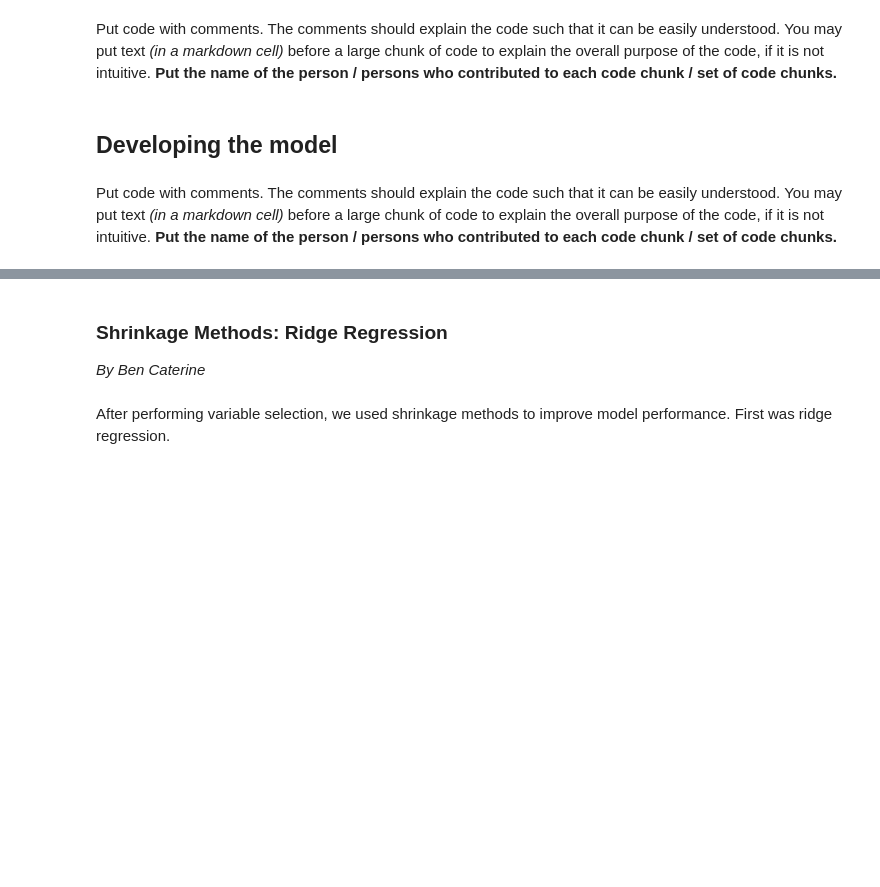
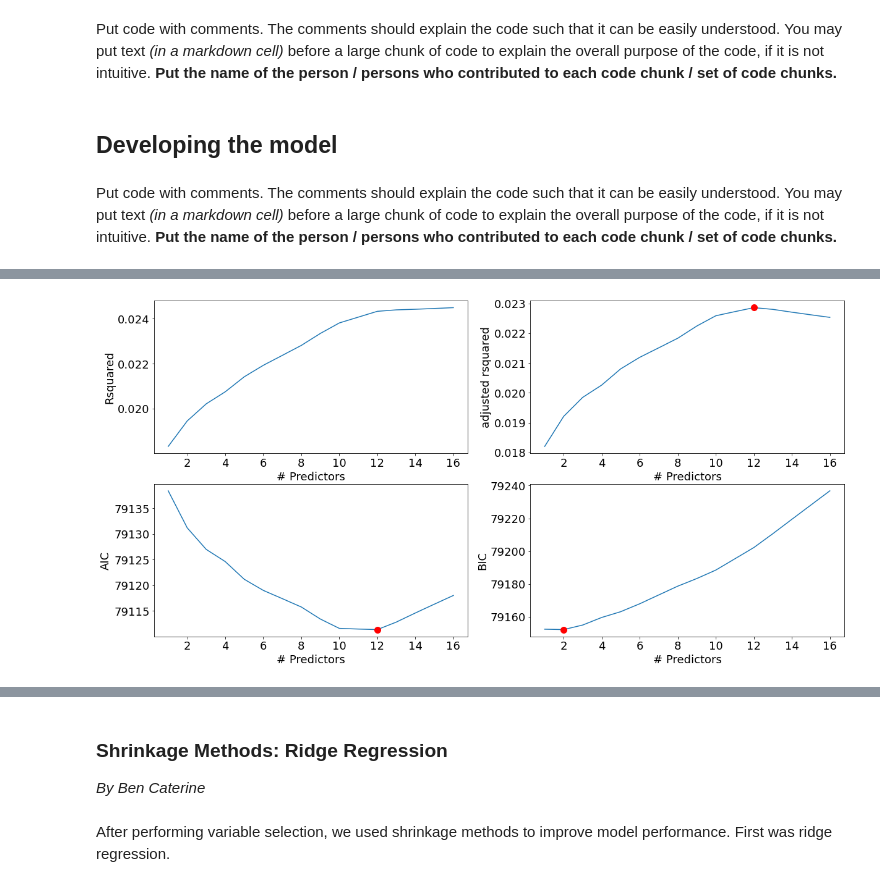
Before and after one commit to bencaterine/ding-ding-ding, a Jupyter notebook: project-code.ipynb, the cells around one changed output, grey strips where cells are left out. Drawn from its saved outputs; the diff is of its cells as text; code cells hidden in the pictures; blank space fills up the shorter version.

Commit message:
added variable selection code

```diff
--- a/project-code.ipynb
+++ b/project-code.ipynb
@@ -494,0 +509,10 @@ Put code with comments. The comments should explain the code such that it can be
+# %%
+train, test = train_test_split(flights, test_size=0.2)
+# %%
+# drop all categorical variables from train
+train_drop = train.drop(['airline', 'destination_airport', 'origin_airport', 'state_destination', 'state_origin'], axis=1)
+# %%
+# create a copy for column names
+X = train[['airline', 'day', 'day_of_week', 'destination_airport', 'destination_latitude', 'destination_longitude', 'distance', 'month', 'origin_airport', 'origin_latitude', 'origin_longitude', 'scheduled_arrival', 'scheduled_departure', 'scheduled_time', 'state_destination', 'state_origin', 'taxi_in', 'taxi_out', 'day_of_year', 'origin_temperature', 'destination_temperature']]
+# take out all categorical variables
+X = X.drop(['airline', 'destination_airport', 'origin_airport', 'state_destination', 'state_origin'], axis=1)
@@ -494,0 +542,8 @@ Put code with comments. The comments should explain the code such that it can be
+# %%
+#Function to select the best model amongst the best models for 'k' predictors, where k = 1,2,3,..
+models_best = pd.DataFrame(columns=["Rsquared", "model"])
+tic = time.time()
+for i in range(1,1+X.shape[1]):
+    models_best.loc[i] = getBest_model(i)
+toc = time.time()
+print("Total elapsed time:", (toc-tic), "seconds.")
@@ -494,0 +568,44 @@ Put code with comments. The comments should explain the code such that it can be
+# %%
+def best_sub_plots():
+    plt.figure(figsize=(20,10))
+    plt.rcParams.update({'font.size': 18, 'lines.markersize': 10})
+
+    # Set up a 2x2 grid so we can look at 4 plots at once
+    plt.subplot(2, 2, 1)
+
+    # We will now plot a red dot to indicate the model with the largest adjusted R^2 statistic.
+    # The argmax() function can be used to identify the location of the maximum point of a vector
+    plt.plot(models_best["Rsquared"])
+    plt.xlabel('# Predictors')
+    plt.ylabel('Rsquared')
+
+    # We will now plot a red dot to indicate the model with the largest adjusted R^2 statistic.
+    # The argmax() function can be used to identify the location of the maximum point of a vector
+
+    rsquared_adj = models_best.apply(lambda row: row[1].rsquared_adj, axis=1)
+
+    plt.subplot(2, 2, 2)
+    plt.plot(rsquared_adj)
+    plt.plot(1+rsquared_adj.argmax(), rsquared_adj.max(), "or")
+    plt.xlabel('# Predictors')
+    plt.ylabel('adjusted rsquared')
+
+    # We'll do the same for AIC and BIC, this time looking for the models with the SMALLEST statistic
+    aic = models_best.apply(lambda row: row[1].aic, axis=1)
+
+    plt.subplot(2, 2, 3)
+    plt.plot(aic)
+    plt.plot(1+aic.argmin(), aic.min(), "or")
+    plt.xlabel('# Predictors')
+    plt.ylabel('AIC')
+
+    bic = models_best.apply(lambda row: row[1].bic, axis=1)
+
+    plt.subplot(2, 2, 4)
+    plt.plot(bic)
+    plt.plot(1+bic.argmin(), bic.min(), "or")
+    plt.xlabel('# Predictors')
+    plt.ylabel('BIC')
+best_sub_plots()
+# %% [output]
+[figure, added]
```
Also changed, not shown: parts of 45 cells of this notebook, 1 other file.
